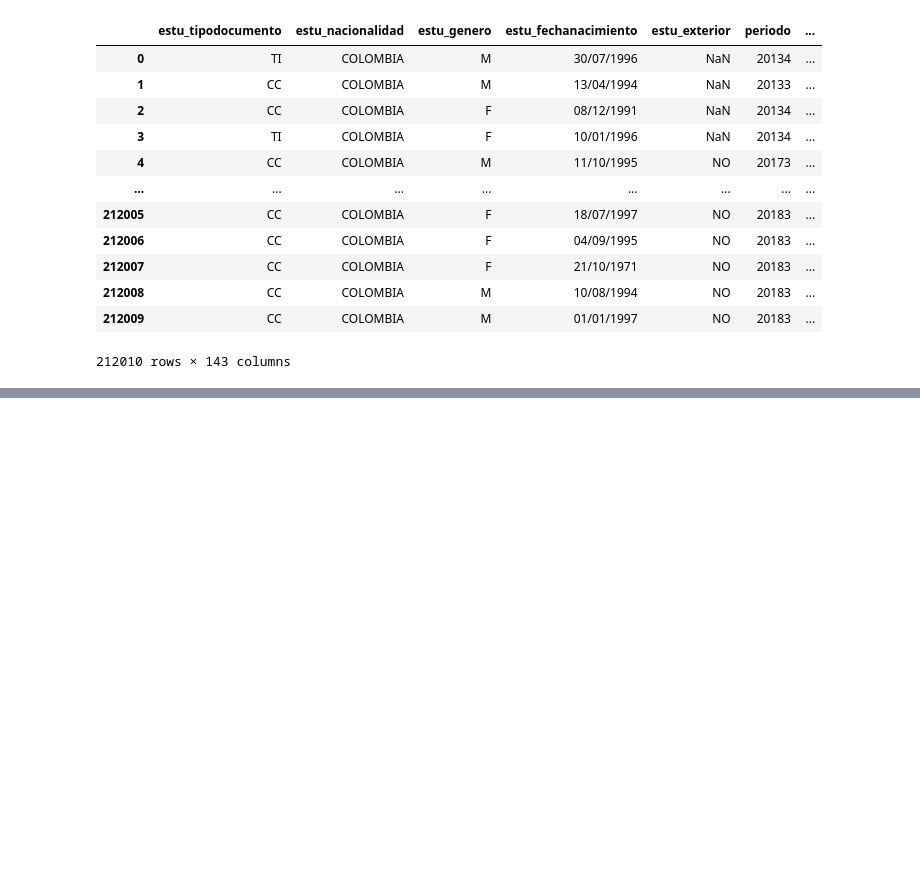
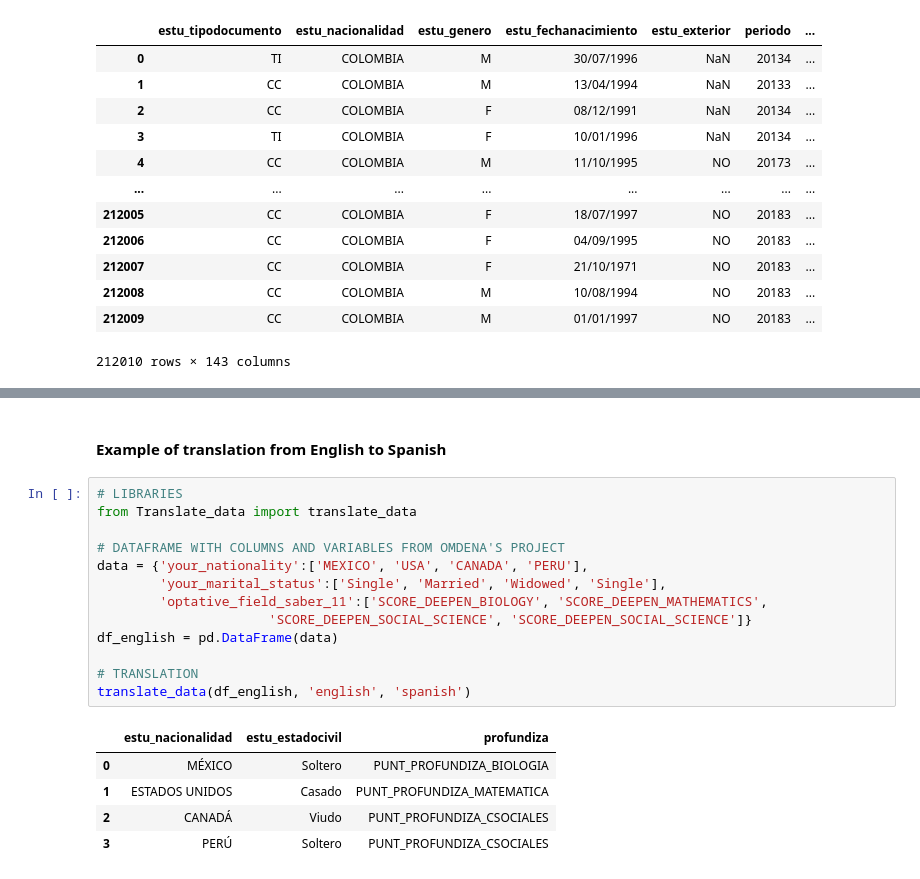
Before and after one commit to OmdenaAI/omdena-colombia-career-recommender-system, a Jupyter notebook: src/tasks/Task1-eda-preprocessing/EDA_Notebook/translate_data.ipynb, the cells around one changed output, grey strips where cells are left out. Cells and saved outputs as stored; diff of their text form; blank space fills up the shorter version.

```diff
--- a/src/tasks/Task1-eda-preprocessing/EDA_Notebook/translate_data.ipynb
+++ b/src/tasks/Task1-eda-preprocessing/EDA_Notebook/translate_data.ipynb
@@ -206,0 +231,21 @@ df_3
+# %% [markdown]
+#### Example of translation from English to Spanish
+# %%
+# LIBRARIES
+from Translate_data import translate_data
+
+# DATAFRAME WITH COLUMNS AND VARIABLES FROM OMDENA'S PROJECT
+data = {'your_nationality':['MEXICO', 'USA', 'CANADA', 'PERU'],
+        'your_marital_status':['Single', 'Married', 'Widowed', 'Single'],
+        'optative_field_saber_11':['SCORE_DEEPEN_BIOLOGY', 'SCORE_DEEPEN_MATHEMATICS',
+                      'SCORE_DEEPEN_SOCIAL_SCIENCE', 'SCORE_DEEPEN_SOCIAL_SCIENCE']}
+df_english = pd.DataFrame(data)
+
+# TRANSLATION
+translate_data(df_english, 'english', 'spanish')
+# %% [output]
+|  | estu_nacionalidad | estu_estadocivil | profundiza |
+| 0 | MÉXICO | Soltero | PUNT_PROFUNDIZA_BIOLOGIA |
+| 1 | ESTADOS UNIDOS | Casado | PUNT_PROFUNDIZA_MATEMATICA |
+| 2 | CANADÁ | Viudo | PUNT_PROFUNDIZA_CSOCIALES |
+| 3 | PERÚ | Soltero | PUNT_PROFUNDIZA_CSOCIALES |
```
Also changed, not shown: parts of 3 cells of this notebook, 1 other file.
